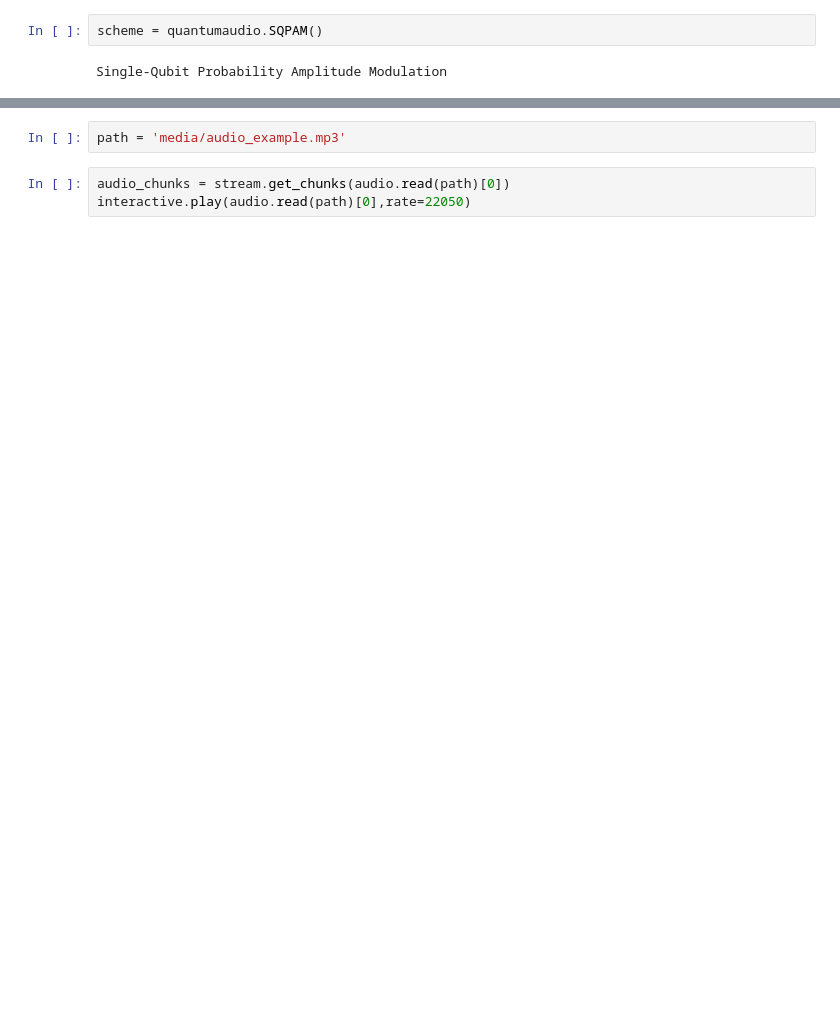
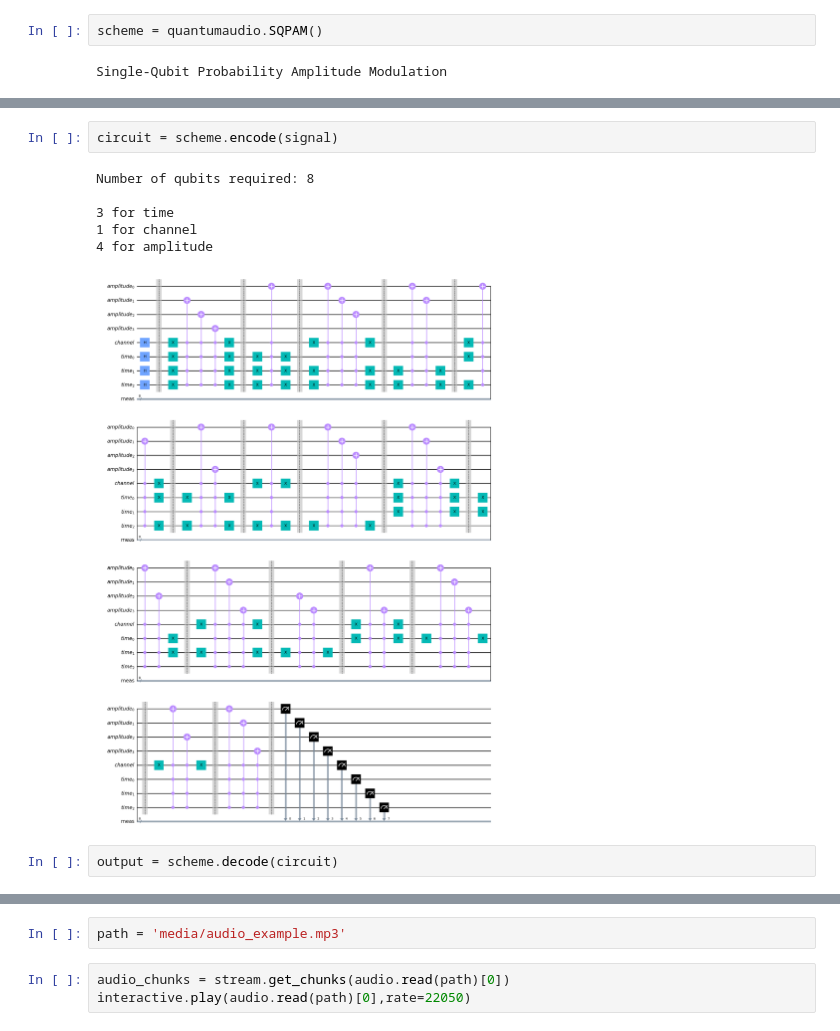
Before and after one commit to moth-quantum/quantum-audio, a Jupyter notebook: Demo-Short.ipynb, the cells around one changed output, grey strips where cells are left out. Saved outputs shown, nothing was run; the diff lists cells and outputs as text; blank space fills up the shorter version.

```diff
--- a/Demo-Short.ipynb
+++ b/Demo-Short.ipynb
@@ -32,0 +50,11 @@ interactive(children=(IntSlider(value=1, description='Shots', layout=Layout(widt
+# %%
+circuit = scheme.encode(signal)
+# %% [output]
+Number of qubits required: 8
+
+3 for time
+1 for channel
+4 for amplitude
+[figure, added]
+# %%
+output = scheme.decode(circuit)
```
Also changed, not shown: parts of 21 cells of this notebook, 1 other file.
